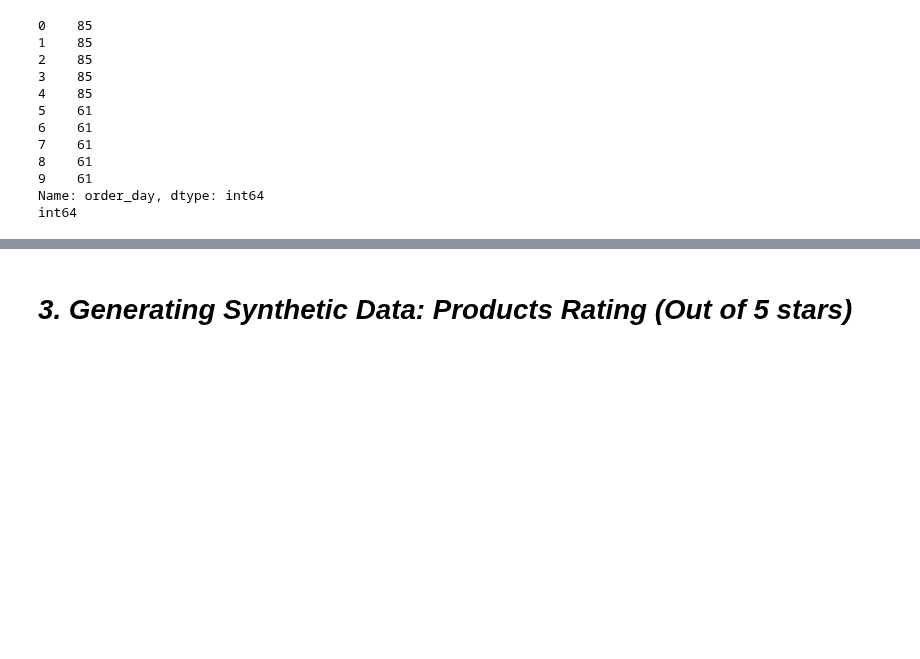
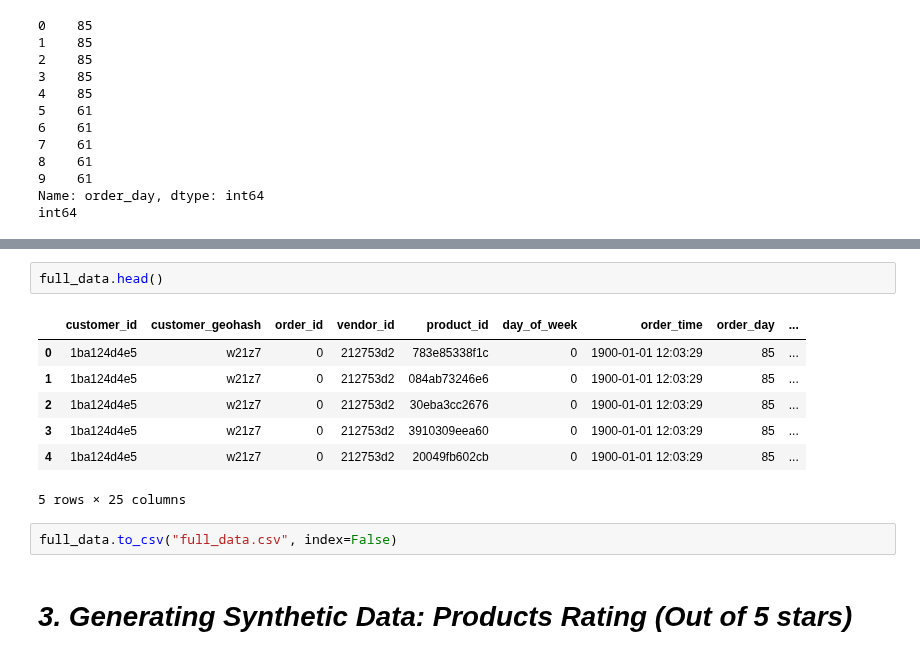
Before and after one commit to Alanoudis/food-delivery-rec, a Jupyter notebook: notebooks/alanoud/data-cleaning.ipynb, the cells around one changed output, grey strips where cells are left out. Saved outputs shown, nothing was run; the diff lists cells and outputs as text; blank space fills up the shorter version.

```diff
--- a/notebooks/alanoud/data-cleaning.ipynb
+++ b/notebooks/alanoud/data-cleaning.ipynb
@@ -505,3 +505,15 @@ memory usage: 16.4+ MB
+# %%
+full_data.head()
+# %% [output]
+|  | customer_id | customer_geohash | order_id | vendor_id | product_id | day_of_week | order_time | order_day | ... |
+| 0 | 1ba124d4e5 | w21z7 | 0 | 212753d2 | 783e85338f1c | 0 | 1900-01-01 12:03:29 | 85 | ... |
+| 1 | 1ba124d4e5 | w21z7 | 0 | 212753d2 | 084ab73246e6 | 0 | 1900-01-01 12:03:29 | 85 | ... |
+| 2 | 1ba124d4e5 | w21z7 | 0 | 212753d2 | 30eba3cc2676 | 0 | 1900-01-01 12:03:29 | 85 | ... |
+| 3 | 1ba124d4e5 | w21z7 | 0 | 212753d2 | 3910309eea60 | 0 | 1900-01-01 12:03:29 | 85 | ... |
+| 4 | 1ba124d4e5 | w21z7 | 0 | 212753d2 | 20049fb602cb | 0 | 1900-01-01 12:03:29 | 85 | ... |
+5 rows × 25 columns
+# %%
+full_data.to_csv("full_data.csv", index=False)
 # %% [markdown]
 # *3. Generating Synthetic Data: Products Rating (Out of 5 stars)*
 # %% [markdown]
```
Also changed, not shown: parts of 4 cells of this notebook, 3 other files.
